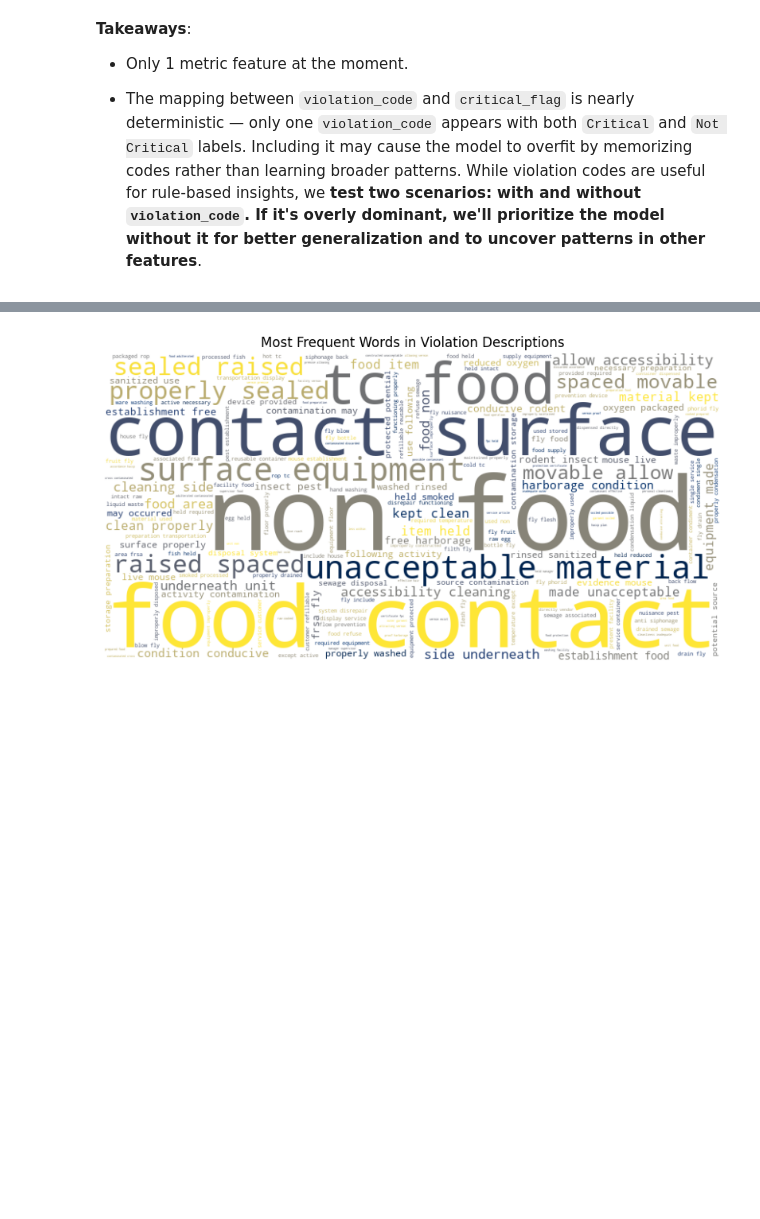
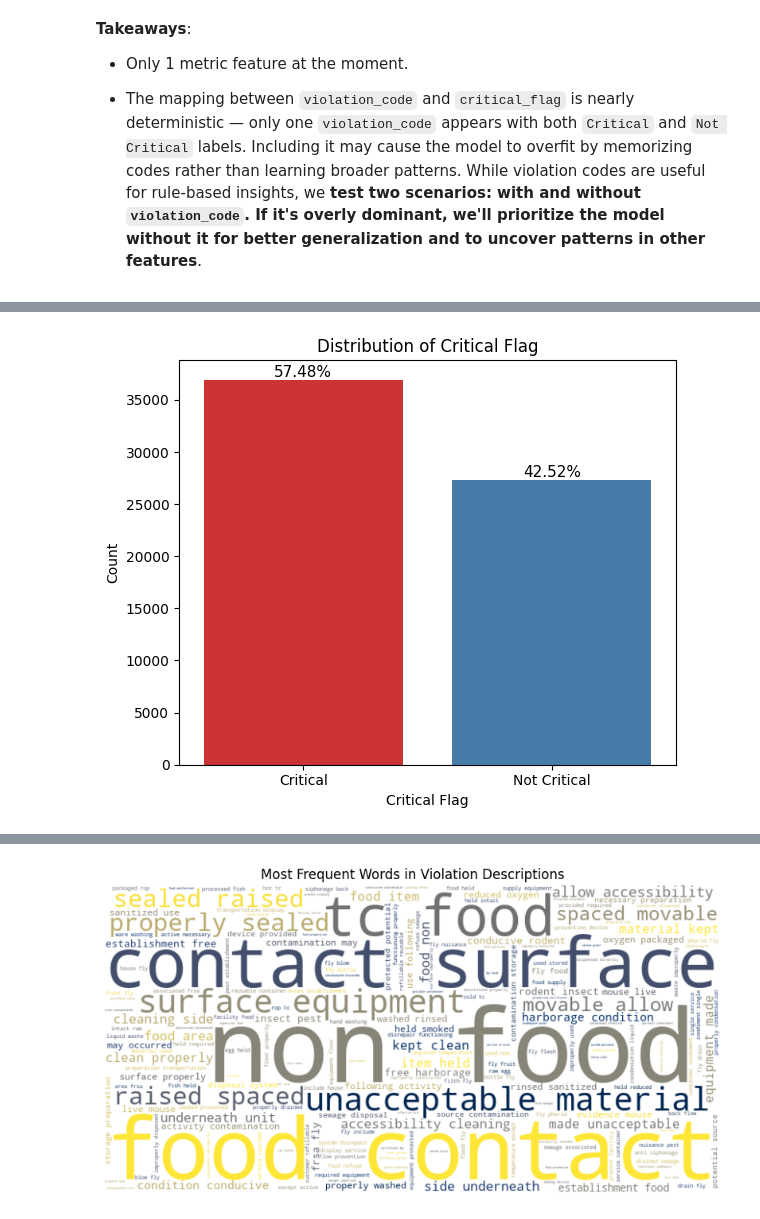
Before and after one commit to dfranco-projects/nyc-restaurant-risk, a Jupyter notebook: notebooks/02_eda.ipynb, the cells around one changed output, grey strips where cells are left out. Saved outputs shown, nothing was run; the diff lists cells and outputs as text; code cells hidden in the pictures; blank space fills up the shorter version.

```diff
--- a/notebooks/02_eda.ipynb
+++ b/notebooks/02_eda.ipynb
@@ -556,17 +556,26 @@ gdf['critical_flag'].value_counts().reset_index()
 # %%
+# Prepare data
 df_crit = gdf['critical_flag'].value_counts().reset_index()
-df_crit_2 = gdf['critical_flag'].value_counts(normalize=True).reset_index(name='percentage')
-df_crit_2['percentage'] *= 100
-df_crit = df_crit.merge(df_crit_2.round(2), on='critical_flag', how='left')
+df_crit.columns = ['critical_flag', 'count']
+df_crit['percentage'] = (df_crit['count'] / df_crit['count'].sum() * 100).round(2)
 
-fig = px.bar(
-    df_crit,
-    x='critical_flag',
-    y='count',
-    color='critical_flag',
-    title='Distribution of Critical Flag',
-    color_discrete_sequence=px.colors.qualitative.Set1,
-    text=df_crit['percentage'].apply(lambda x: f'{x}%')
-)
-fig.show()
+# Plot
+plt.figure(figsize=(6, 5))
+barplot = sns.barplot(data=df_crit, x='critical_flag', y='count', hue='critical_flag', palette='Set1')
+
+# Add text annotations for percentages
+for i, row in df_crit.iterrows():
+    barplot.text(
+        x=i, y=row['count'] + 5,
+        s=f"{row['percentage']}%",
+        ha='center', va='bottom', fontsize=11
+    )
+
+plt.title('Distribution of Critical Flag')
+plt.xlabel('Critical Flag')
+plt.ylabel('Count')
+plt.tight_layout()
+plt.show()
+# %% [output]
+[figure, added]
 # %%
```
Also changed, not shown: parts of 9 cells of this notebook.
